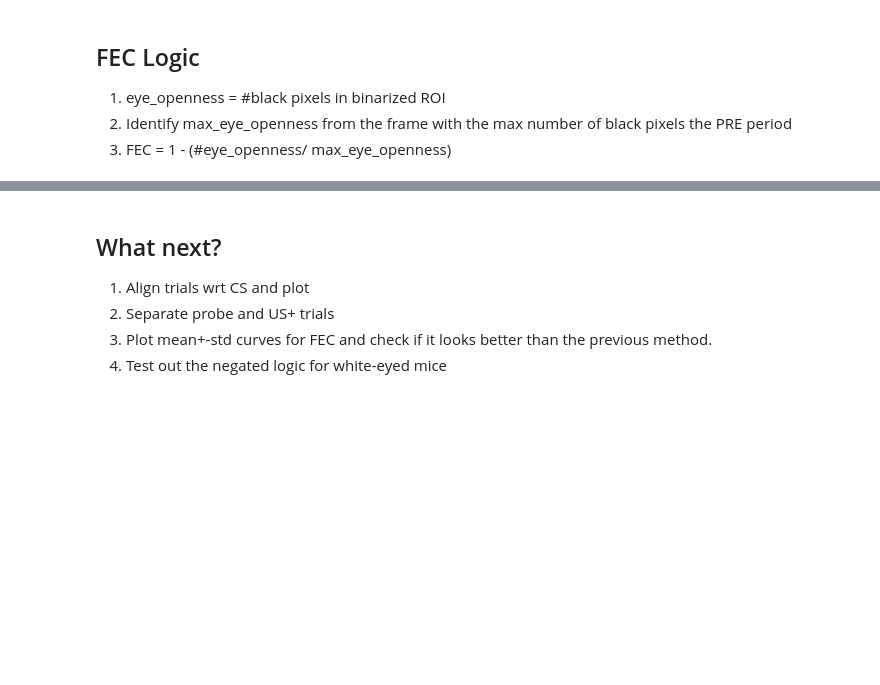
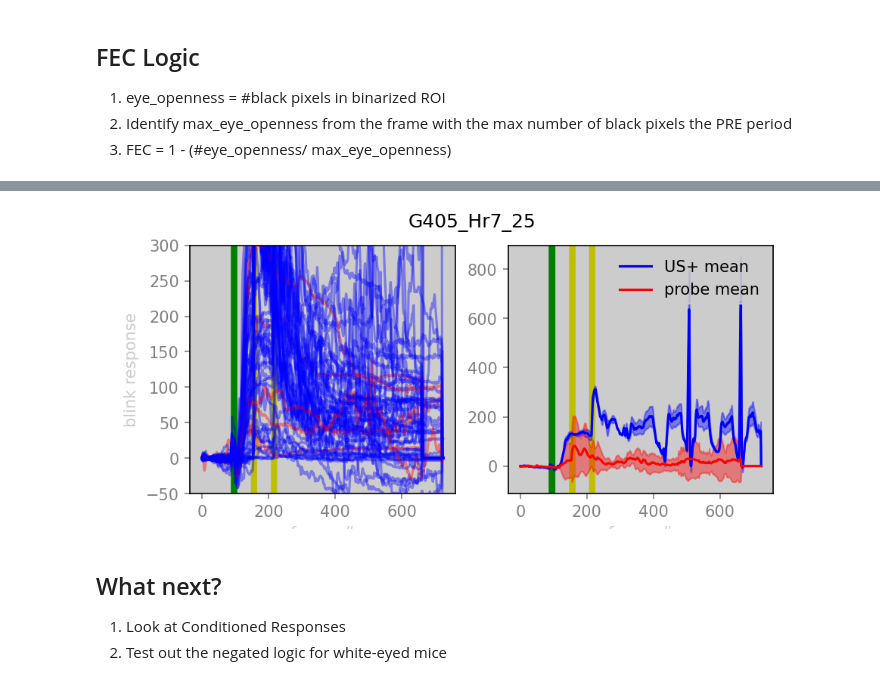
Before and after one commit to bhanu151/trace-eyeblink-analysis, a Jupyter notebook: behaviour/fec_analysis_test.ipynb, the cells around one changed output, grey strips where cells are left out. Cells and saved outputs as stored; diff of their text form; code cells hidden in the pictures; blank space fills up the shorter version.

```diff
--- a/behaviour/fec_analysis_test.ipynb
+++ b/behaviour/fec_analysis_test.ipynb
@@ -205,6 +433,12 @@ plot_fec(path, roi, threshold)
+# %%
+blink_res_file_name = (
+    "../../hrishikeshn/behavior_data/G405/G405_Hr7_25_behavior_data.npy"
+)
+blink_res_data = read_behavior_data(blink_res_file_name)
+plot_eye_blink_traces(blink_res_data)
+# %% [output]
+[figure, added]
 # %% [markdown]
 ## What next?
-1. Align trials wrt CS and plot
-2. Separate probe and US+ trials
-3. Plot mean+-std curves for FEC and check if it looks better than the previous method.
-4. Test out the negated logic for white-eyed mice
+1. Look at Conditioned Responses
+2. Test out the negated logic for white-eyed mice
```
Also changed, not shown: parts of 15 cells of this notebook.
